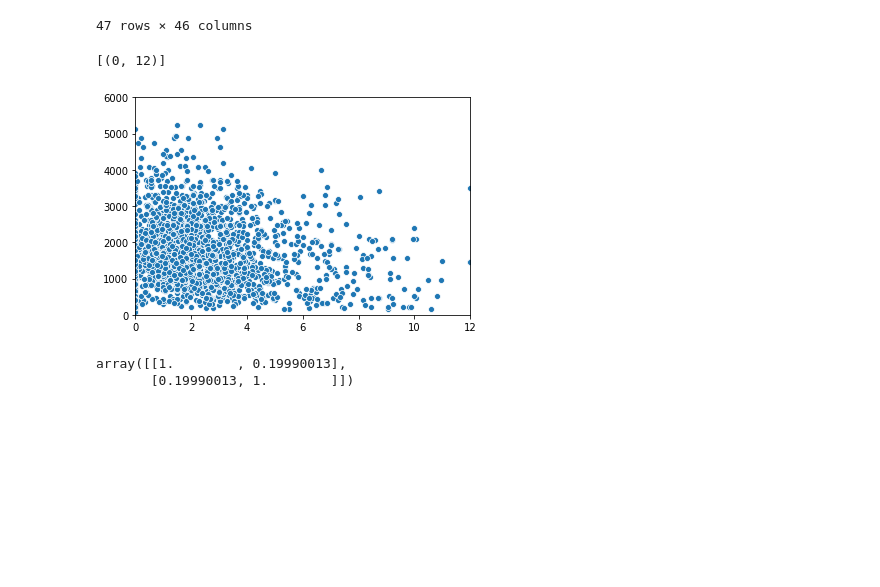
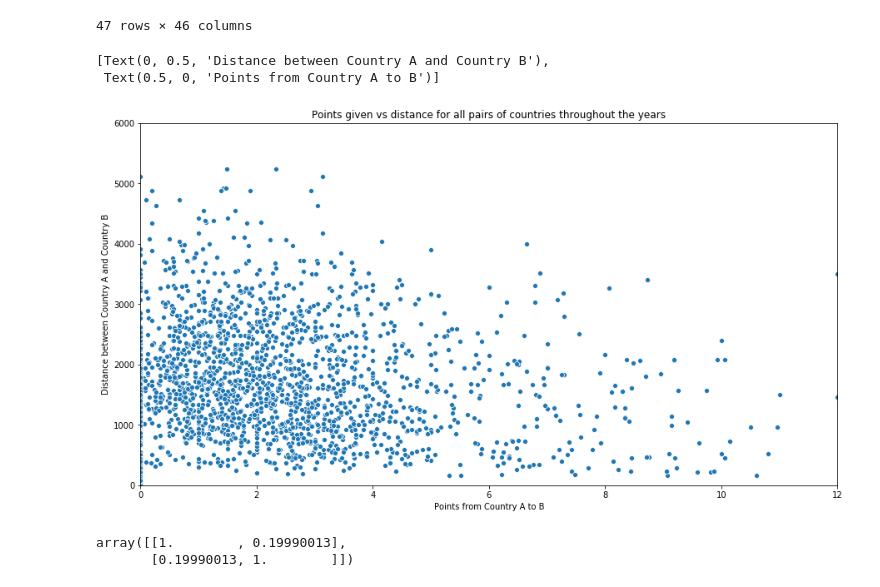
Before and after one commit to EdenBD/How-To-Win-Eurovision, a Jupyter notebook: votes_vs_country_dist_visualization.ipynb, the cells around one changed output. Drawn from its saved outputs; the diff is of its cells as text; code cells hidden in the pictures; blank space fills up the shorter version.

Commit message:
added labels to distance graph

```diff
--- a/votes_vs_country_dist_visualization.ipynb
+++ b/votes_vs_country_dist_visualization.ipynb
@@ -91,13 +91,17 @@ avg_dist_by_countries_pairs
 # Trying the (dist, country) thing
 tempy = avg_dist_by_countries_pairs.values.flatten()
 tempx = avg_votes_by_countries_pairs.values.flatten()
-# %%
-x = sns.scatterplot(x=tempx, y=tempy)
-x.set(ylim=(0, 6000))
-x.set(xlim=(0, 12))
-# %% [output]
-[(0, 12)]
-[figure, removed]
+# %%
+graph = sns.scatterplot(x=tempx, y=tempy)
+graph.set(ylim=(0, 6000))
+graph.set(xlim=(0, 12))
+plt.rcParams['figure.figsize']=(10,10)
+graph.set_title('Points given vs distance for all pairs of countries throughout the years')
+graph.set(xlabel='Points from Country A to B', ylabel='Distance between Country A and Country B')
+# %% [output]
+[Text(0, 0.5, 'Distance between Country A and Country B'),
+ Text(0.5, 0, 'Points from Country A to B')]
+[figure, added]
 # %%
 np.corrcoef(tempx,tempy)
 # %% [output]
```
